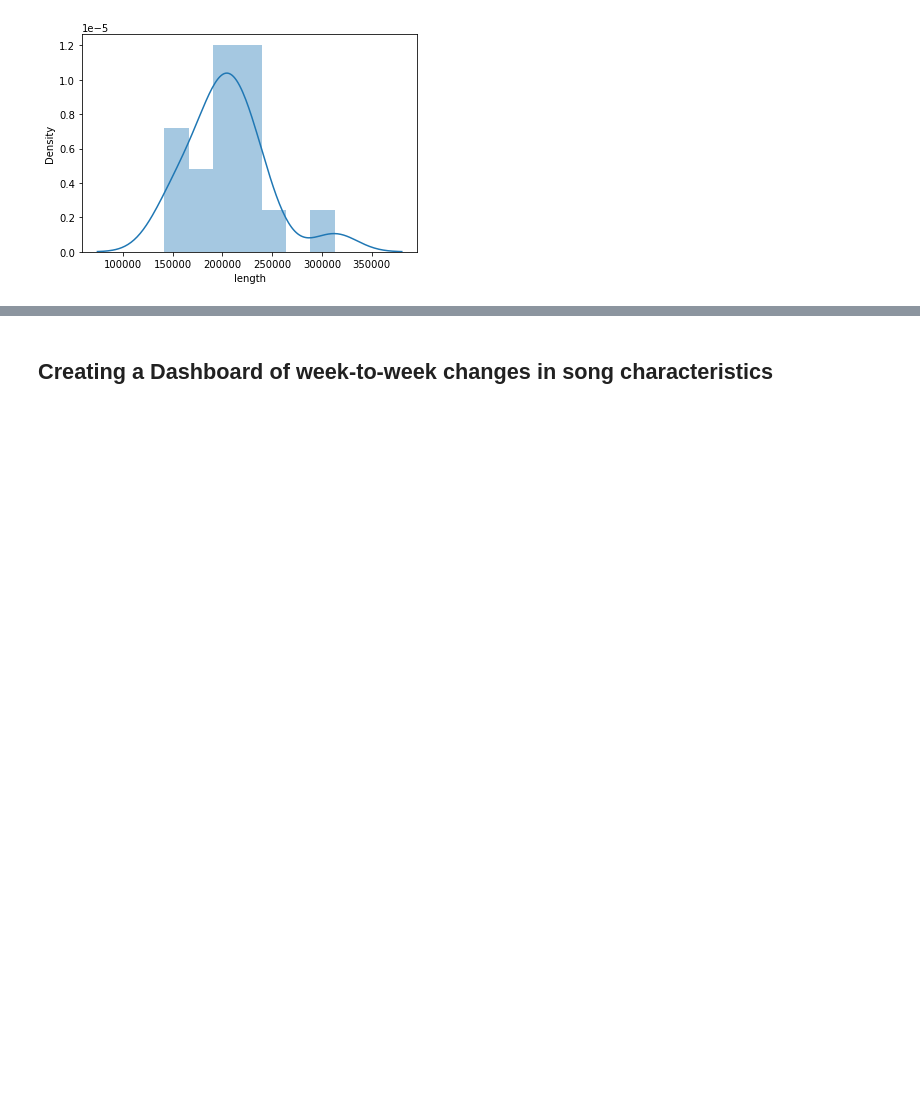
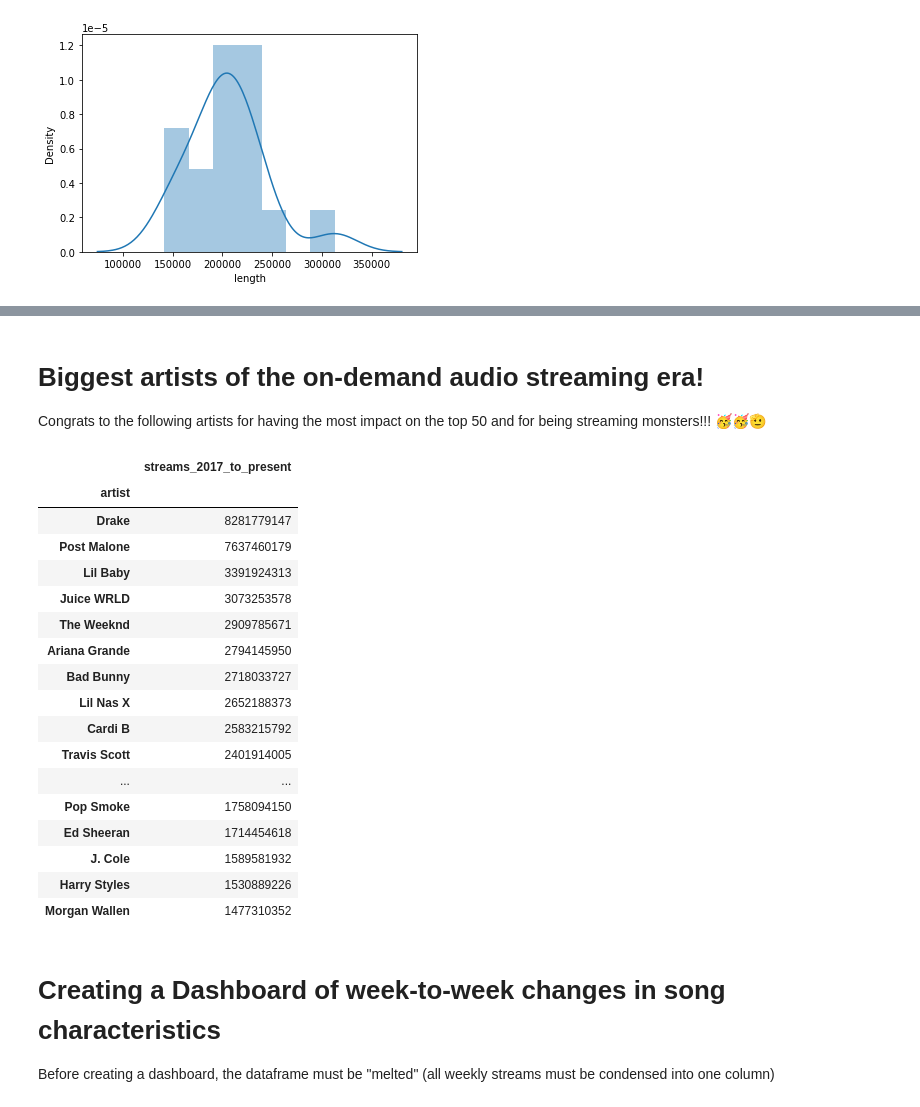
Before and after one commit to jeremiasfv22/USA-Hits-Spotify-Data-Project, a Jupyter notebook: 2) Data Analysis - US Streaming Hits.ipynb, the cells around one changed output, grey strips where cells are left out. Saved outputs shown, nothing was run; the diff lists cells and outputs as text; code cells hidden in the pictures; blank space fills up the shorter version.

```diff
--- a/2) Data Analysis - US Streaming Hits.ipynb
+++ b/2) Data Analysis - US Streaming Hits.ipynb
@@ -264,4 +296,29 @@ The median length of a hit song with at least 600 mil streams during their time
+# %% [markdown]
+# Biggest artists of the on-demand audio streaming era!
+Congrats to the following artists for having the most impact on the top 50 and for being streaming monsters!!! 🥳🥳🫡
+# %%
+gsheets_df_updated.groupby(['artist']).sum().sort_values('streams_2017_to_present',ascending=False).head(25).loc[:,['streams_2017_to_present']]
+# %% [output]
+|  | streams_2017_to_present |
+| artist |  |
+| Drake | 8281779147 |
+| Post Malone | 7637460179 |
+| Lil Baby | 3391924313 |
+| Juice WRLD | 3073253578 |
+| The Weeknd | 2909785671 |
+| Ariana Grande | 2794145950 |
+| Bad Bunny | 2718033727 |
+| Lil Nas X | 2652188373 |
+| Cardi B | 2583215792 |
+| Travis Scott | 2401914005 |
+| ... | ... |
+| Pop Smoke | 1758094150 |
+| Ed Sheeran | 1714454618 |
+| J. Cole | 1589581932 |
+| Harry Styles | 1530889226 |
+| Morgan Wallen | 1477310352 |
 # %% [markdown]
-## Creating a Dashboard of week-to-week changes in song characteristics
+# Creating a Dashboard of week-to-week changes in song characteristics
+Before creating a dashboard, the dataframe must be "melted" (all weekly streams must be condensed into one column)
 # %%
 #create a list of dates
```
Also changed, not shown: parts of 18 cells of this notebook.
